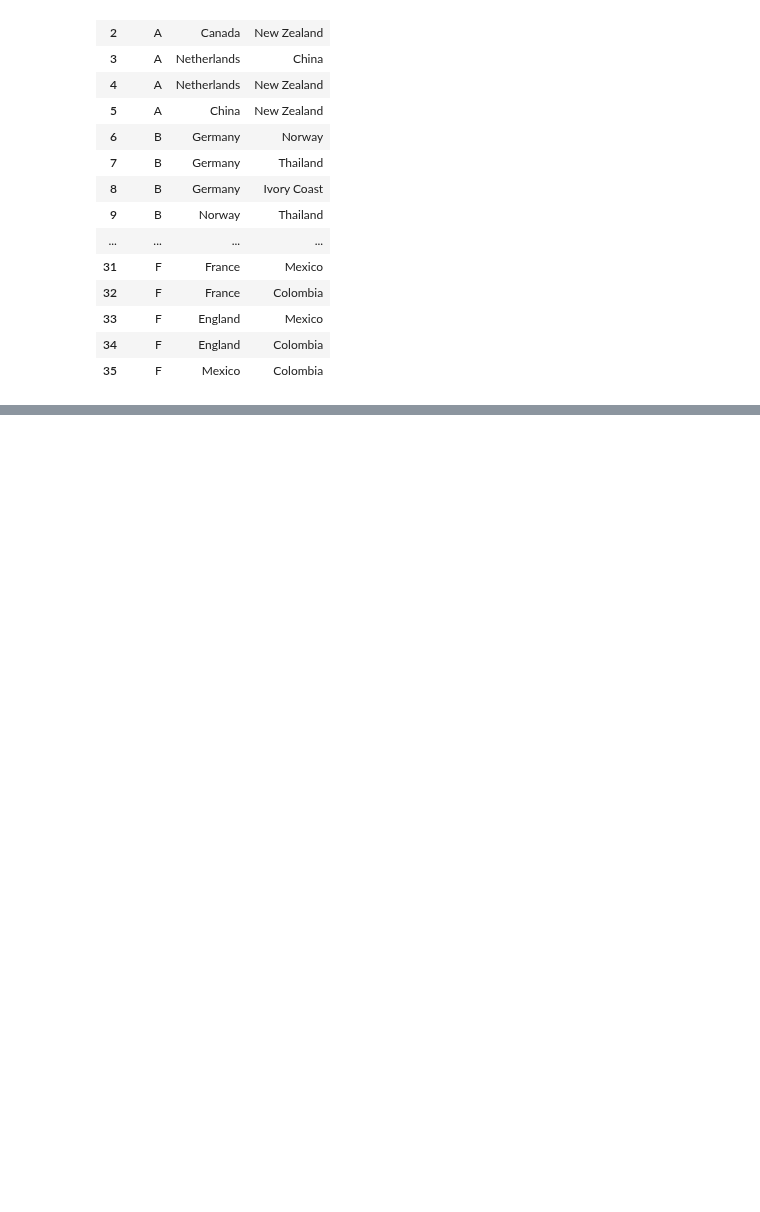
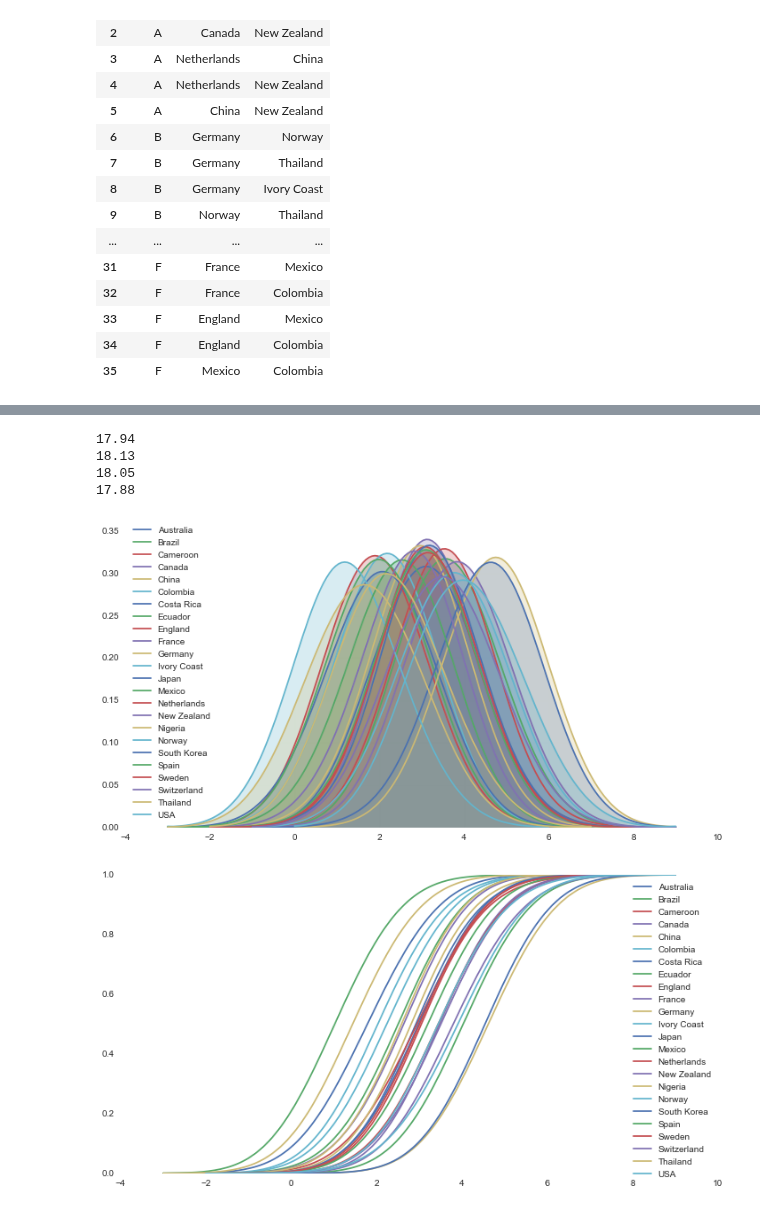
Before and after one commit to selwyth/wwc2015, a Jupyter notebook: normmodel.ipynb, the cells around one changed output, grey strips where cells are left out. Drawn from its saved outputs; the diff is of its cells as text; code cells hidden in the pictures; blank space fills up the shorter version.

Commit message:
half-done class, figured out group advancement

```diff
--- a/normmodel.ipynb
+++ b/normmodel.ipynb
@@ -184,0 +376,28 @@ result.sort('fterk')
+# %%
+def players(df, method):
+    df.sort(method, inplace=True)
+    print df.iloc[[23,16,15,8,7,0]][method].sum()
+    print df.iloc[[22,17,14,9,6,1]][method].sum()
+    print df.iloc[[21,18,13,10,5,2]][method].sum()
+    print df.iloc[[20,19,12,11,4,3]][method].sum()
+
+players(result,'fifascore')
+# %% [output]
+17.94
+18.13
+18.05
+17.88
+# %%
+import matplotlib.pyplot as plt
+pal = sns.color_palette(n_colors=len(fifa_score))
+
+plt.figure(figsize=(12,6))
+for i, c in zip(fifa_score.T, pal):
+    sns.kdeplot(fifa_score.T[i], bw=1, label=i, color=c, shade=True)
+
+plt.figure(figsize=(12,6))
+for i, c in zip(fte_score.T, pal):
+    sns.kdeplot(fte_score.T[i], bw=1, label=i, color=c, cumulative=True)
+# %% [output]
+[figure, added]
+[figure, added]
```
Also changed, not shown: parts of 9 cells of this notebook.
